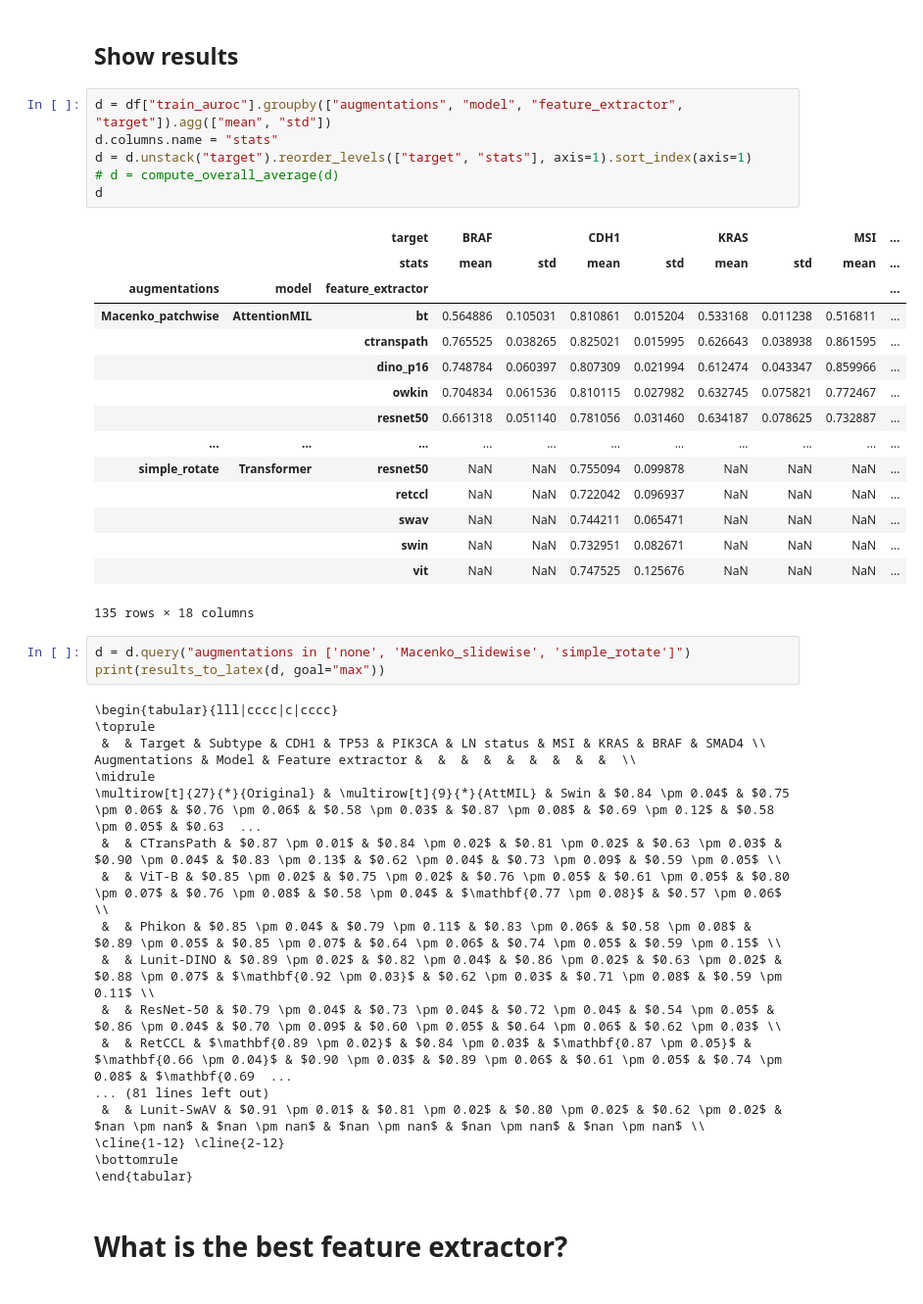
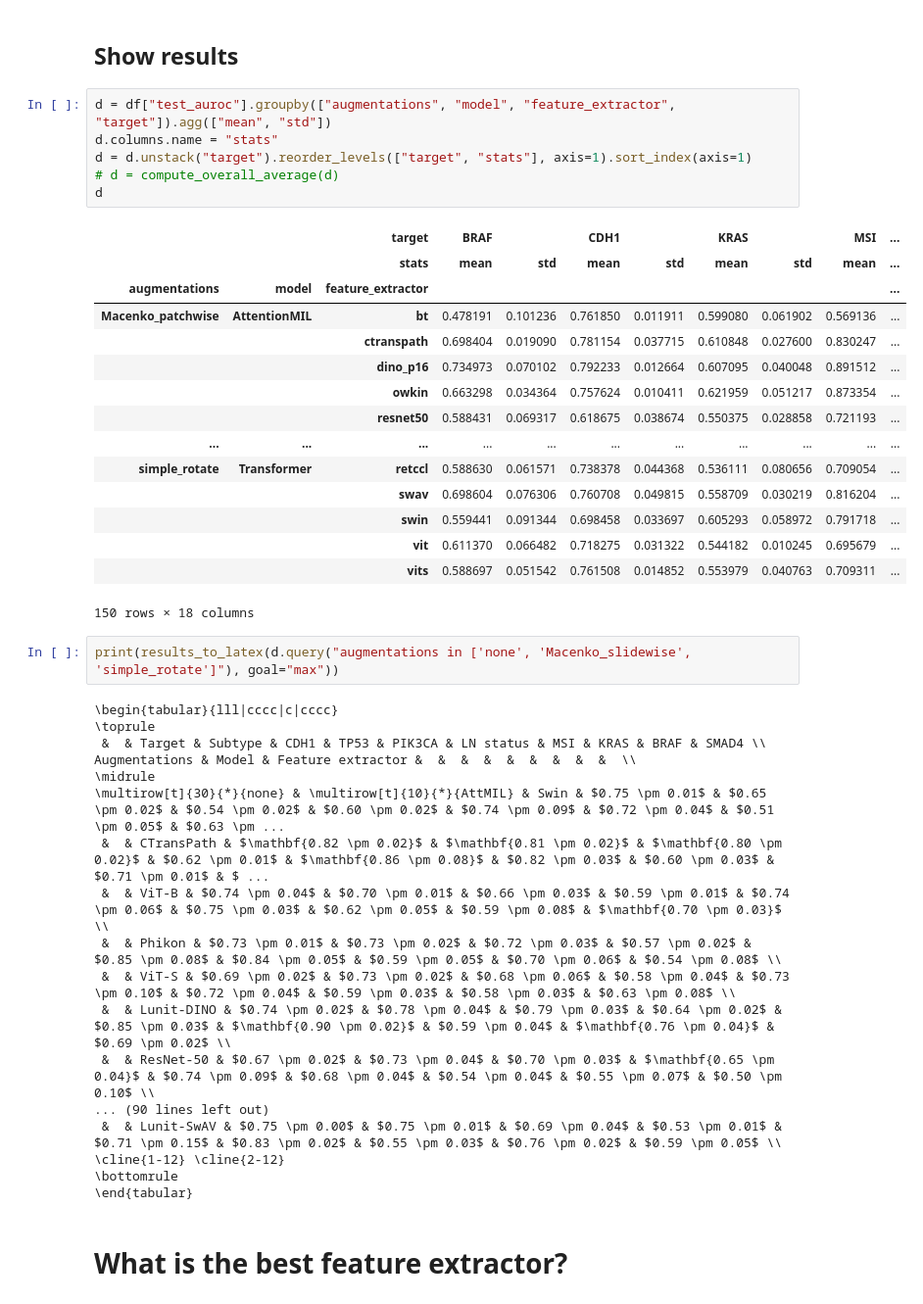
Before and after one commit to georg-wolflein/good-features, a Jupyter notebook: notebooks/collect_results.ipynb, the cells around one changed output. Shown: that part at 98% size. Saved outputs shown, nothing was run; the diff lists cells and outputs as text.

Commit message:
Results & figures

```diff
--- a/notebooks/collect_results.ipynb
+++ b/notebooks/collect_results.ipynb
@@ -190,45 +141,44 @@ def results_to_latex(r, goal="min"):
 # %% [markdown]
 ## Show results
 # %%
-d = df["train_auroc"].groupby(["augmentations", "model", "feature_extractor", "target"]).agg(["mean", "std"])
+d = df["test_auroc"].groupby(["augmentations", "model", "feature_extractor", "target"]).agg(["mean", "std"])
 d.columns.name = "stats"
 d = d.unstack("target").reorder_levels(["target", "stats"], axis=1).sort_index(axis=1)
 # d = compute_overall_average(d)
 d
 # %% [output]
 |  |  | target | BRAF |  | CDH1 |  | KRAS |  | MSI | ... |
 |  |  | stats | mean | std | mean | std | mean | std | mean | ... |
 | augmentations | model | feature_extractor |  |  |  |  |  |  |  | ... |
-| Macenko_patchwise | AttentionMIL | bt | 0.564886 | 0.105031 | 0.810861 | 0.015204 | 0.533168 | 0.011238 | 0.516811 | ... |
-|  |  | ctranspath | 0.765525 | 0.038265 | 0.825021 | 0.015995 | 0.626643 | 0.038938 | 0.861595 | ... |
-|  |  | dino_p16 | 0.748784 | 0.060397 | 0.807309 | 0.021994 | 0.612474 | 0.043347 | 0.859966 | ... |
-|  |  | owkin | 0.704834 | 0.061536 | 0.810115 | 0.027982 | 0.632745 | 0.075821 | 0.772467 | ... |
-|  |  | resnet50 | 0.661318 | 0.051140 | 0.781056 | 0.031460 | 0.634187 | 0.078625 | 0.732887 | ... |
+| Macenko_patchwise | AttentionMIL | bt | 0.478191 | 0.101236 | 0.761850 | 0.011911 | 0.599080 | 0.061902 | 0.569136 | ... |
+|  |  | ctranspath | 0.698404 | 0.019090 | 0.781154 | 0.037715 | 0.610848 | 0.027600 | 0.830247 | ... |
+|  |  | dino_p16 | 0.734973 | 0.070102 | 0.792233 | 0.012664 | 0.607095 | 0.040048 | 0.891512 | ... |
+|  |  | owkin | 0.663298 | 0.034364 | 0.757624 | 0.010411 | 0.621959 | 0.051217 | 0.873354 | ... |
+|  |  | resnet50 | 0.588431 | 0.069317 | 0.618675 | 0.038674 | 0.550375 | 0.028858 | 0.721193 | ... |
 | ... | ... | ... | ... | ... | ... | ... | ... | ... | ... | ... |
-| simple_rotate | Transformer | resnet50 | NaN | NaN | 0.755094 | 0.099878 | NaN | NaN | NaN | ... |
-|  |  | retccl | NaN | NaN | 0.722042 | 0.096937 | NaN | NaN | NaN | ... |
-|  |  | swav | NaN | NaN | 0.744211 | 0.065471 | NaN | NaN | NaN | ... |
-|  |  | swin | NaN | NaN | 0.732951 | 0.082671 | NaN | NaN | NaN | ... |
-|  |  | vit | NaN | NaN | 0.747525 | 0.125676 | NaN | NaN | NaN | ... |
+| simple_rotate | Transformer | retccl | 0.588630 | 0.061571 | 0.738378 | 0.044368 | 0.536111 | 0.080656 | 0.709054 | ... |
+|  |  | swav | 0.698604 | 0.076306 | 0.760708 | 0.049815 | 0.558709 | 0.030219 | 0.816204 | ... |
+|  |  | swin | 0.559441 | 0.091344 | 0.698458 | 0.033697 | 0.605293 | 0.058972 | 0.791718 | ... |
+|  |  | vit | 0.611370 | 0.066482 | 0.718275 | 0.031322 | 0.544182 | 0.010245 | 0.695679 | ... |
+|  |  | vits | 0.588697 | 0.051542 | 0.761508 | 0.014852 | 0.553979 | 0.040763 | 0.709311 | ... |
-135 rows × 18 columns
+150 rows × 18 columns
 # %%
-d = d.query("augmentations in ['none', 'Macenko_slidewise', 'simple_rotate']")
-print(results_to_latex(d, goal="max"))
+print(results_to_latex(d.query("augmentations in ['none', 'Macenko_slidewise', 'simple_rotate']"), goal="max"))
 # %% [output]
 \begin{tabular}{lll|cccc|c|cccc}
 \toprule
  &  & Target & Subtype & CDH1 & TP53 & PIK3CA & LN status & MSI & KRAS & BRAF & SMAD4 \\
 Augmentations & Model & Feature extractor &  &  &  &  &  &  &  &  &  \\
 \midrule
-\multirow[t]{27}{*}{Original} & \multirow[t]{9}{*}{AttMIL} & Swin & $0.84 \pm 0.04$ & $0.75 \pm 0.06$ & $0.76 \pm 0.06$ & $0.58 \pm 0.03$ & $0.87 \pm 0.08$ & $0.69 \pm 0.12$ & $0.58 \pm 0.05$ & $0.63  ...
- &  & CTransPath & $0.87 \pm 0.01$ & $0.84 \pm 0.02$ & $0.81 \pm 0.02$ & $0.63 \pm 0.03$ & $0.90 \pm 0.04$ & $0.83 \pm 0.13$ & $0.62 \pm 0.04$ & $0.73 \pm 0.09$ & $0.59 \pm 0.05$ \\
- &  & ViT-B & $0.85 \pm 0.02$ & $0.75 \pm 0.02$ & $0.76 \pm 0.05$ & $0.61 \pm 0.05$ & $0.80 \pm 0.07$ & $0.76 \pm 0.08$ & $0.58 \pm 0.04$ & $\mathbf{0.77 \pm 0.08}$ & $0.57 \pm 0.06$ \\
- &  & Phikon & $0.85 \pm 0.04$ & $0.79 \pm 0.11$ & $0.83 \pm 0.06$ & $0.58 \pm 0.08$ & $0.89 \pm 0.05$ & $0.85 \pm 0.07$ & $0.64 \pm 0.06$ & $0.74 \pm 0.05$ & $0.59 \pm 0.15$ \\
- &  & Lunit-DINO & $0.89 \pm 0.02$ & $0.82 \pm 0.04$ & $0.86 \pm 0.02$ & $0.63 \pm 0.02$ & $0.88 \pm 0.07$ & $\mathbf{0.92 \pm 0.03}$ & $0.62 \pm 0.03$ & $0.71 \pm 0.08$ & $0.59 \pm 0.11$ \\
- &  & ResNet-50 & $0.79 \pm 0.04$ & $0.73 \pm 0.04$ & $0.72 \pm 0.04$ & $0.54 \pm 0.05$ & $0.86 \pm 0.04$ & $0.70 \pm 0.09$ & $0.60 \pm 0.05$ & $0.64 \pm 0.06$ & $0.62 \pm 0.03$ \\
- &  & RetCCL & $\mathbf{0.89 \pm 0.02}$ & $0.84 \pm 0.03$ & $\mathbf{0.87 \pm 0.05}$ & $\mathbf{0.66 \pm 0.04}$ & $0.90 \pm 0.03$ & $0.89 \pm 0.06$ & $0.61 \pm 0.05$ & $0.74 \pm 0.08$ & $\mathbf{0.69  ...
-... (81 lines left out)
- &  & Lunit-SwAV & $0.91 \pm 0.01$ & $0.81 \pm 0.02$ & $0.80 \pm 0.02$ & $0.62 \pm 0.02$ & $nan \pm nan$ & $nan \pm nan$ & $nan \pm nan$ & $nan \pm nan$ & $nan \pm nan$ \\
+\multirow[t]{30}{*}{none} & \multirow[t]{10}{*}{AttMIL} & Swin & $0.75 \pm 0.01$ & $0.65 \pm 0.02$ & $0.54 \pm 0.02$ & $0.60 \pm 0.02$ & $0.74 \pm 0.09$ & $0.72 \pm 0.04$ & $0.51 \pm 0.05$ & $0.63 \pm ...
+ &  & CTransPath & $\mathbf{0.82 \pm 0.02}$ & $\mathbf{0.81 \pm 0.02}$ & $\mathbf{0.80 \pm 0.02}$ & $0.62 \pm 0.01$ & $\mathbf{0.86 \pm 0.08}$ & $0.82 \pm 0.03$ & $0.60 \pm 0.03$ & $0.71 \pm 0.01$ & $ ...
+ &  & ViT-B & $0.74 \pm 0.04$ & $0.70 \pm 0.01$ & $0.66 \pm 0.03$ & $0.59 \pm 0.01$ & $0.74 \pm 0.06$ & $0.75 \pm 0.03$ & $0.62 \pm 0.05$ & $0.59 \pm 0.08$ & $\mathbf{0.70 \pm 0.03}$ \\
+ &  & Phikon & $0.73 \pm 0.01$ & $0.73 \pm 0.02$ & $0.72 \pm 0.03$ & $0.57 \pm 0.02$ & $0.85 \pm 0.08$ & $0.84 \pm 0.05$ & $0.59 \pm 0.05$ & $0.70 \pm 0.06$ & $0.54 \pm 0.08$ \\
+ &  & ViT-S & $0.69 \pm 0.02$ & $0.73 \pm 0.02$ & $0.68 \pm 0.06$ & $0.58 \pm 0.04$ & $0.73 \pm 0.10$ & $0.72 \pm 0.04$ & $0.59 \pm 0.03$ & $0.58 \pm 0.03$ & $0.63 \pm 0.08$ \\
+ &  & Lunit-DINO & $0.74 \pm 0.02$ & $0.78 \pm 0.04$ & $0.79 \pm 0.03$ & $0.64 \pm 0.02$ & $0.85 \pm 0.03$ & $\mathbf{0.90 \pm 0.02}$ & $0.59 \pm 0.04$ & $\mathbf{0.76 \pm 0.04}$ & $0.69 \pm 0.02$ \\
+ &  & ResNet-50 & $0.67 \pm 0.02$ & $0.73 \pm 0.04$ & $0.70 \pm 0.03$ & $\mathbf{0.65 \pm 0.04}$ & $0.74 \pm 0.09$ & $0.68 \pm 0.04$ & $0.54 \pm 0.04$ & $0.55 \pm 0.07$ & $0.50 \pm 0.10$ \\
+... (90 lines left out)
+ &  & Lunit-SwAV & $0.75 \pm 0.00$ & $0.75 \pm 0.01$ & $0.69 \pm 0.04$ & $0.53 \pm 0.01$ & $0.71 \pm 0.15$ & $0.83 \pm 0.02$ & $0.55 \pm 0.03$ & $0.76 \pm 0.02$ & $0.59 \pm 0.05$ \\
 \cline{1-12} \cline{2-12}
 \bottomrule
 \end{tabular}
```
Also changed, not shown: parts of 8 cells of this notebook, 24 other files.
